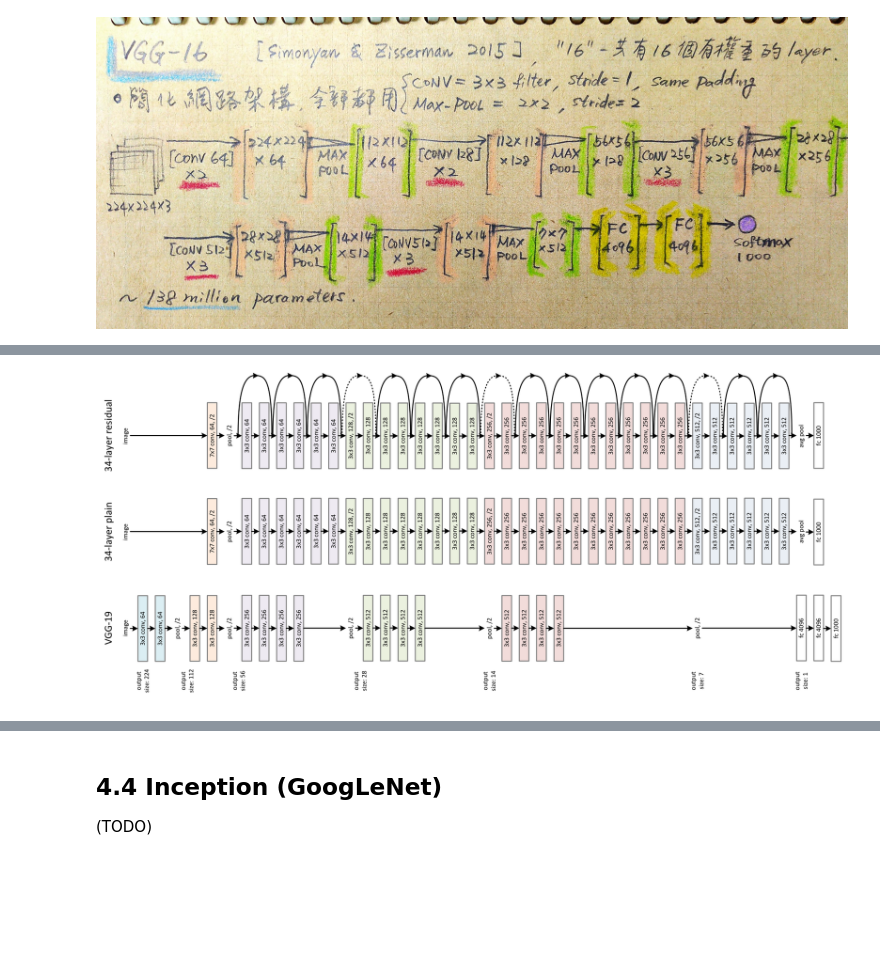
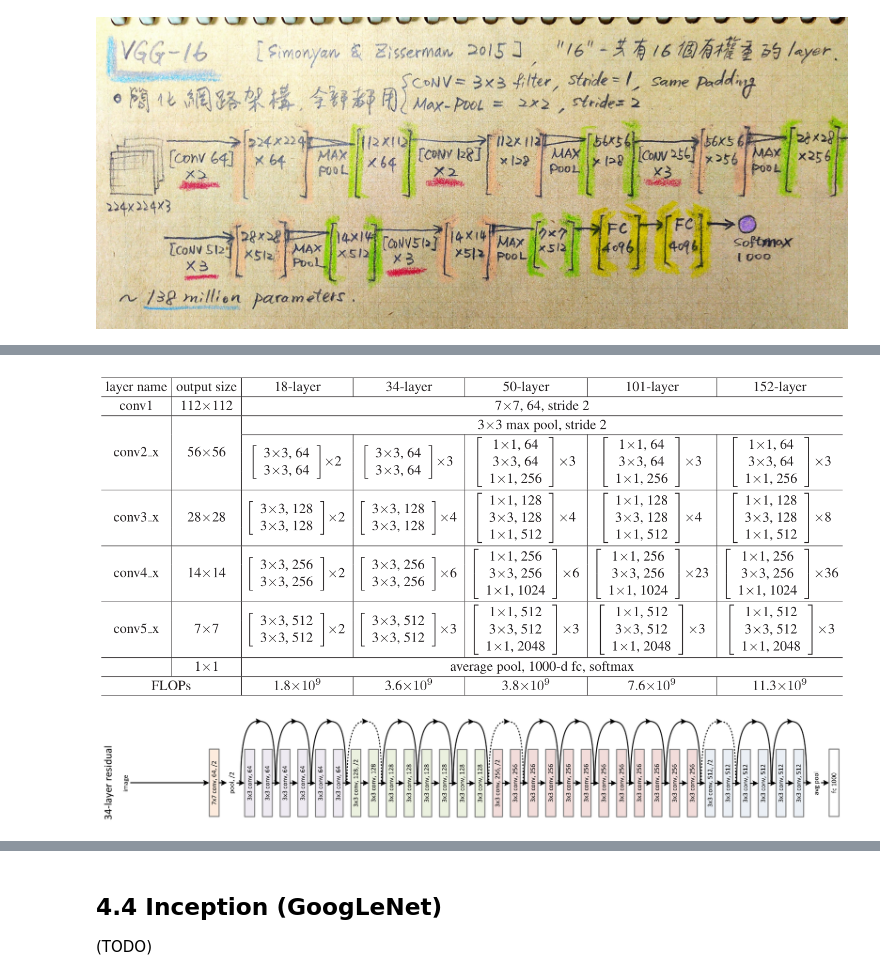
Before and after one commit to twMr7/PyTorch-Deep-Learning, a Jupyter notebook: 04-Classic_CNN_Backbones_and_Transfer_Learning.ipynb, the cells around one changed output, grey strips where cells are left out. Cells and saved outputs as stored; diff of their text form; code cells hidden in the pictures; blank space fills up the shorter version.

```diff
--- a/04-Classic_CNN_Backbones_and_Transfer_Learning.ipynb
+++ b/04-Classic_CNN_Backbones_and_Transfer_Learning.ipynb
@@ -265,5 +307,10 @@ Image(filename='images/residual_block.png', width=400)
+# %%
+# ResNet 原文五種架構設計表
+Image(filename='images/resnet_all_architectures.png', width=800)
+# %% [output]
+[figure, added]
 # %%
-# ResNet 原文架構圖例
-Image(filename='images/resnet_architecture.png', width=850)
+# ResNet 原文 34 層架構圖例
+Image(filename='images/resnet34_architecture.png', width=1024)
 # %% [output]
-[figure, old version]
+[figure, new version]
```
Also changed, not shown: parts of 15 cells of this notebook, 6 other files.
